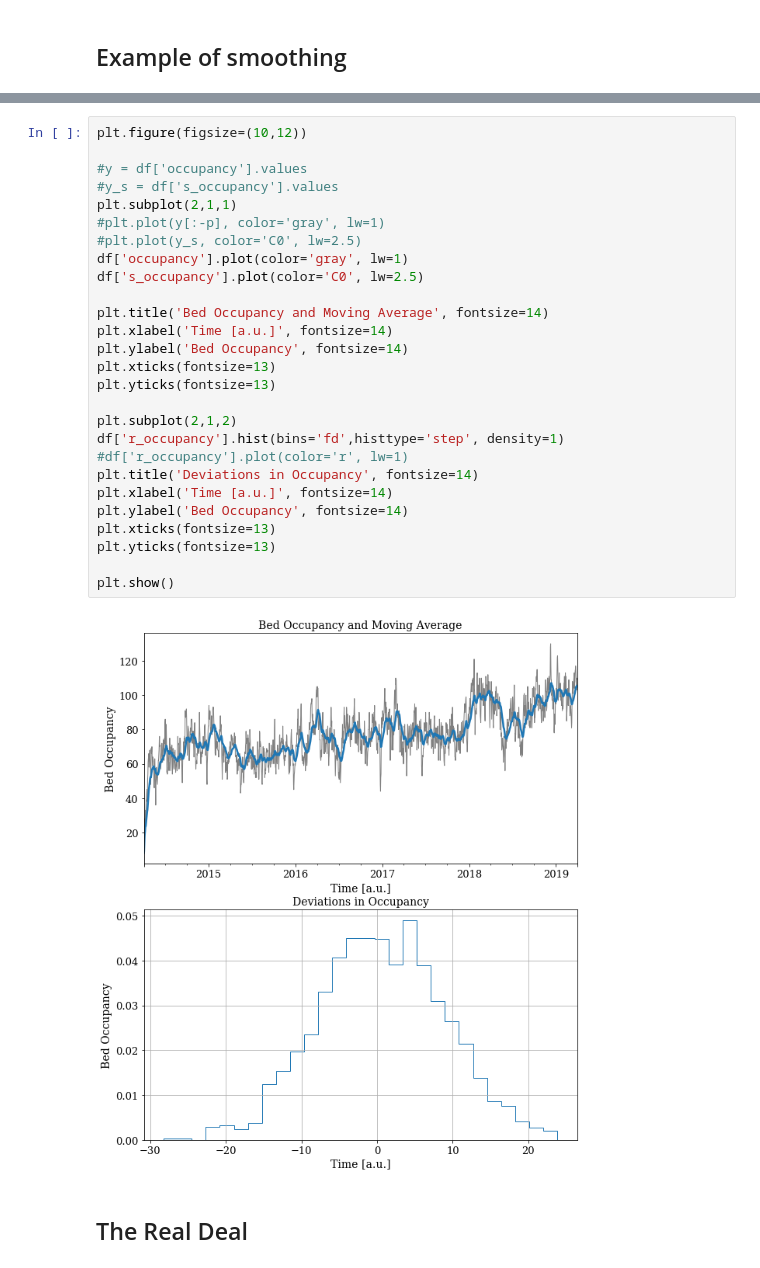
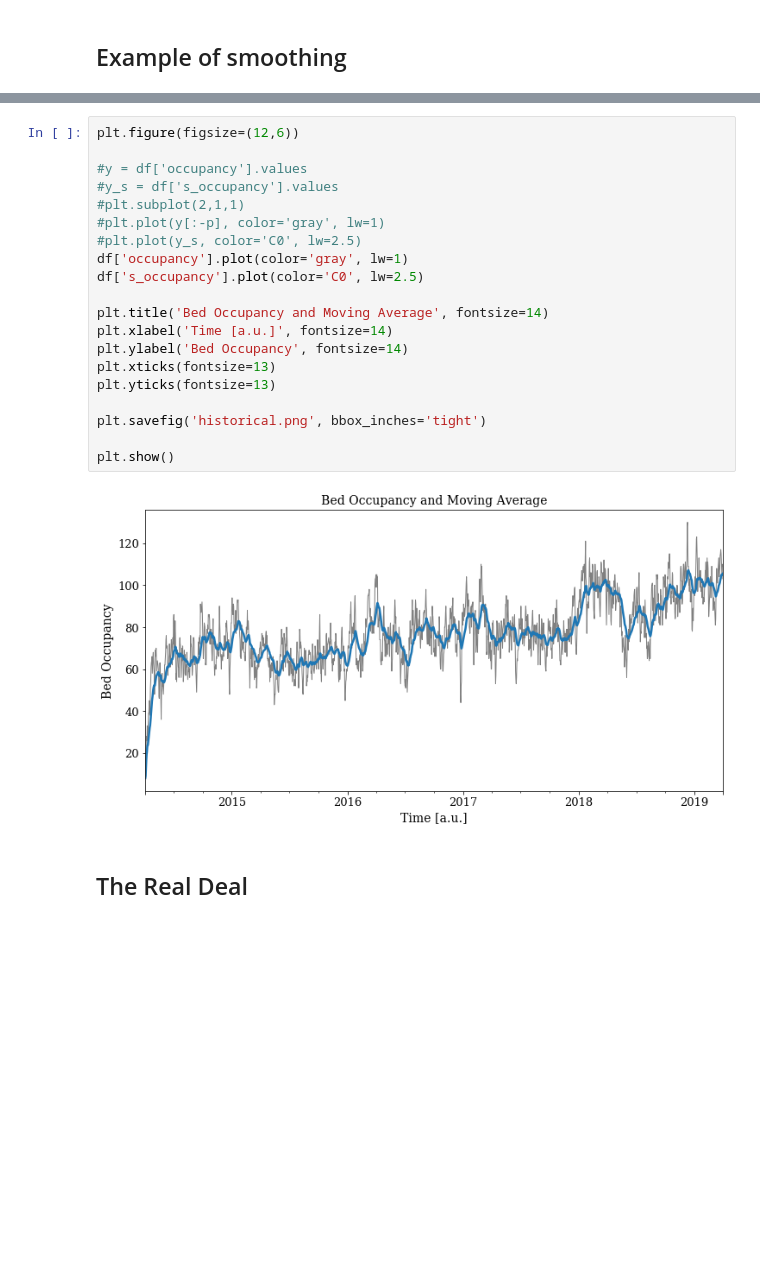
Before and after one commit to brawantonio/KGH-Research-Paper, a Jupyter notebook: Inferring Statistics - Daily Forecast.ipynb, the cells around one changed output, grey strips where cells are left out. Cells and saved outputs as stored; diff of their text form; blank space fills up the shorter version.

```diff
--- a/Inferring Statistics - Daily Forecast.ipynb
+++ b/Inferring Statistics - Daily Forecast.ipynb
@@ -42,32 +40,25 @@ ModuleNotFoundError: No module named 'numpy.core._multiarray_umath'
 # %%
-plt.figure(figsize=(10,12))
+plt.figure(figsize=(12,6))
 
 #y = df['occupancy'].values
 #y_s = df['s_occupancy'].values
-plt.subplot(2,1,1)
+#plt.subplot(2,1,1)
 #plt.plot(y[:-p], color='gray', lw=1)
 #plt.plot(y_s, color='C0', lw=2.5)
 df['occupancy'].plot(color='gray', lw=1)
 df['s_occupancy'].plot(color='C0', lw=2.5)
 
 plt.title('Bed Occupancy and Moving Average', fontsize=14)
 plt.xlabel('Time [a.u.]', fontsize=14)
 plt.ylabel('Bed Occupancy', fontsize=14)
 plt.xticks(fontsize=13)
 plt.yticks(fontsize=13)
 
-plt.subplot(2,1,2)
-df['r_occupancy'].hist(bins='fd',histtype='step', density=1)
-#df['r_occupancy'].plot(color='r', lw=1)
-plt.title('Deviations in Occupancy', fontsize=14)
-plt.xlabel('Time [a.u.]', fontsize=14)
-plt.ylabel('Bed Occupancy', fontsize=14)
-plt.xticks(fontsize=13)
-plt.yticks(fontsize=13)
+plt.savefig('historical.png', bbox_inches='tight')
 
 plt.show()
 # %% [output]
-[figure, old version]
+[figure, new version]
 # %% [markdown]
 ## The Real Deal
 # %%
```
Also changed, not shown: parts of 5 cells of this notebook, 21 other files.
